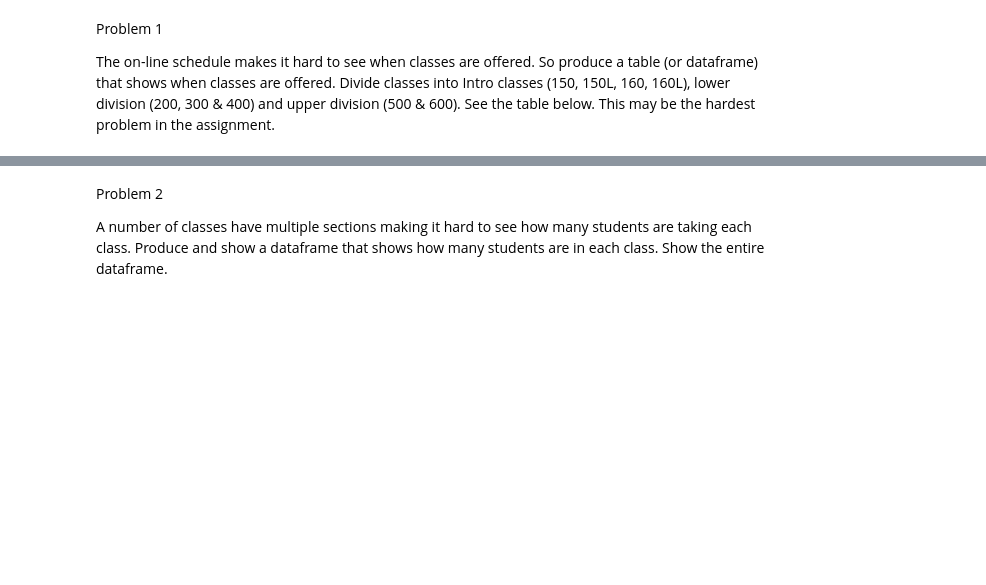
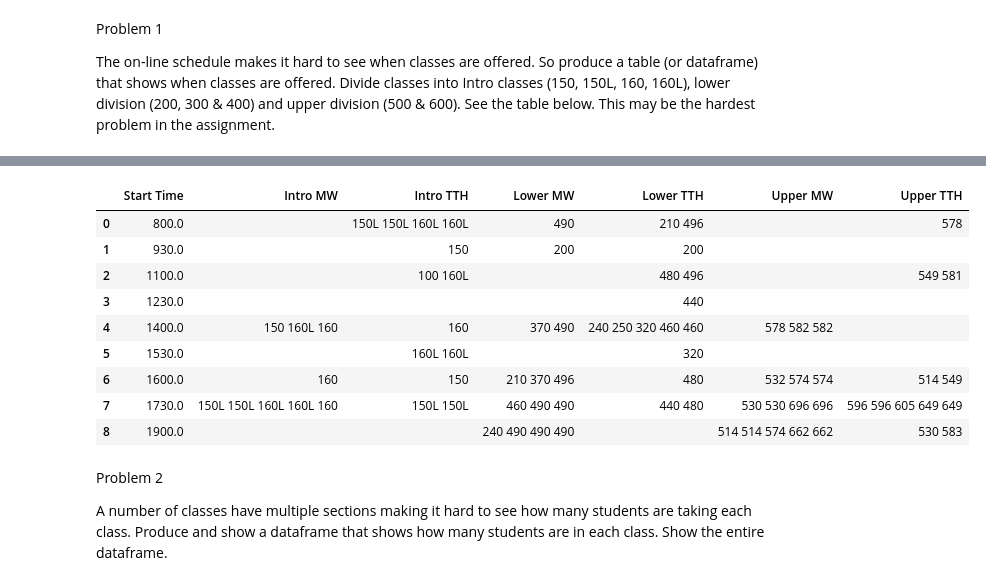
Before and after one commit to SkittyWitty/BigData_Scheduling, a Jupyter notebook: SDSU Class Scheduling.ipynb, the cells around one changed output, grey strips where cells are left out. Drawn from its saved outputs; the diff is of its cells as text; code cells hidden in the pictures; blank space fills up the shorter version.

```diff
--- a/SDSU Class Scheduling.ipynb
+++ b/SDSU Class Scheduling.ipynb
@@ -108,0 +55,7 @@ meh
+# %%
+intro_only_mask = (starting_df[COURSE_NUM] >= 200)
+
+#Creating dataframe containing only introduction courses
+intro_df = starting_df.copy()
+intro_df.loc[intro_only_mask, COURSE_NUM] = ""
+intro_df.loc[intro_only_mask, SUFFIX] = ""
@@ -108,0 +86,3 @@ meh
+# %%
+# Lower Division Courses Offered Tuesdays's and/or Thursdays
+lower_tth_df = createCourseDaysDf(lower_df, mw_mask, "Lower TTH")
@@ -109,3 +95,24 @@ meh
+# %%
+course_day_time_df = intro_mw_df.join(intro_tth_df.set_index(START_TIME), on=START_TIME)
+
+# Having some issues performing a join on a list of Dataframes..
+course_day_time_df = course_day_time_df.join(lower_mw_df.set_index(START_TIME), on=START_TIME)
+course_day_time_df = course_day_time_df.join(lower_tth_df.set_index(START_TIME), on=START_TIME)
+course_day_time_df = course_day_time_df.join(upper_mw_df.set_index(START_TIME), on=START_TIME)
+course_day_time_df = course_day_time_df.join(upper_tth_df.set_index(START_TIME), on=START_TIME)
+
+course_day_time_df
+# %% [output]
+|  | Start Time | Intro MW | Intro TTH | Lower MW | Lower TTH | Upper MW | Upper TTH |
+| 0 | 800.0 |  | 150L 150L 160L 160L | 490 | 210 496 |  | 578 |
+| 1 | 930.0 |  | 150 | 200 | 200 |  |  |
+| 2 | 1100.0 |  | 100 160L |  | 480 496 |  | 549 581 |
+| 3 | 1230.0 |  |  |  | 440 |  |  |
+| 4 | 1400.0 | 150 160L 160 | 160 | 370 490 | 240 250 320 460 460 | 578 582 582 |  |
+| 5 | 1530.0 |  | 160L 160L |  | 320 |  |  |
+| 6 | 1600.0 | 160 | 150 | 210 370 496 | 480 | 532 574 574 | 514 549 |
+| 7 | 1730.0 | 150L 150L 160L 160L 160 | 150L 150L | 460 490 490 | 440 480 | 530 530 696 696 | 596 596 605 649 649 |
+| 8 | 1900.0 |  |  | 240 490 490 490 |  | 514 514 574 662 662 | 530 583 |
 # %% [markdown]
 Problem 2
 
```
Also changed, not shown: parts of 24 cells of this notebook.
